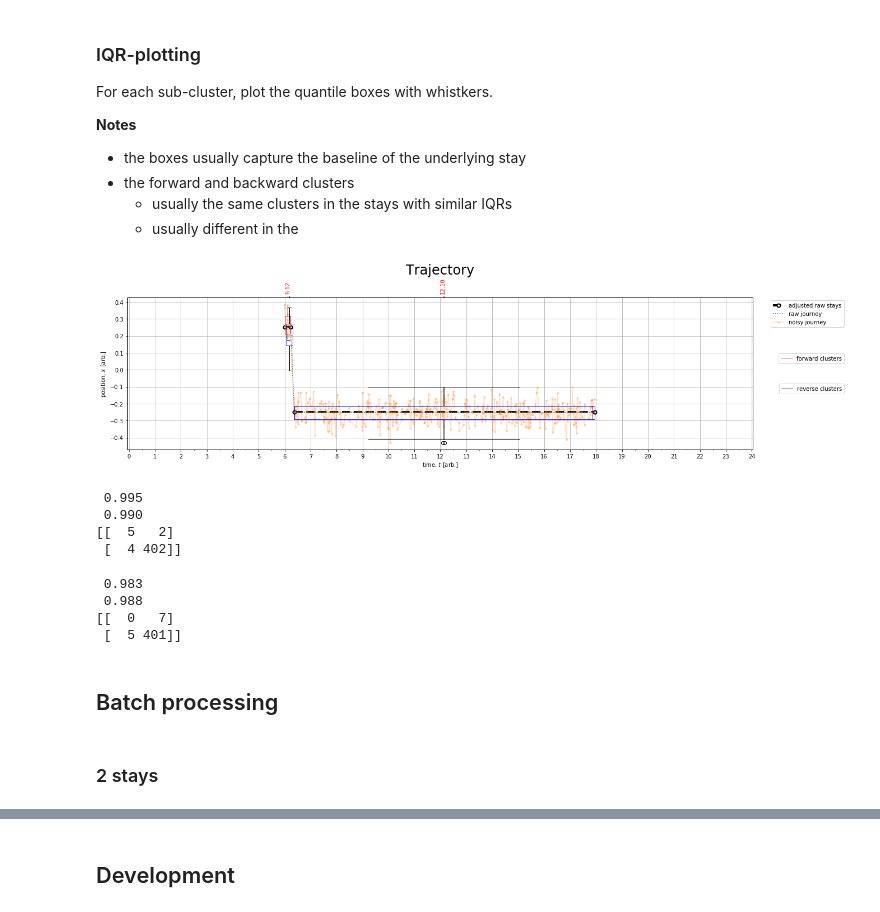
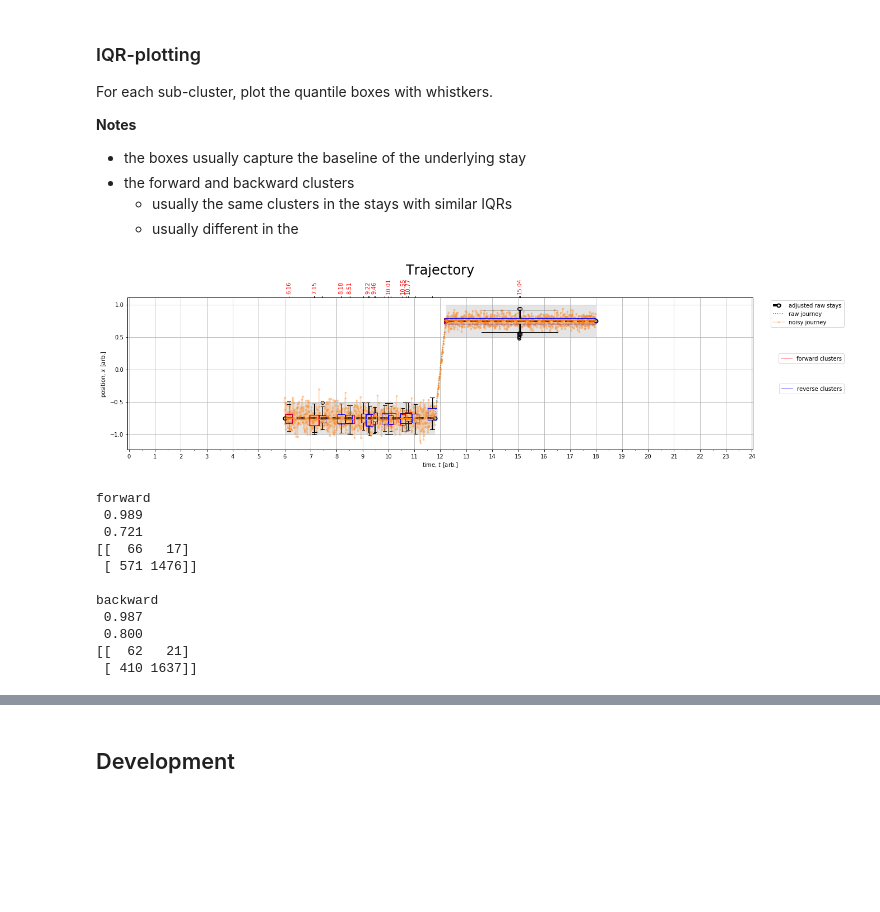
Before and after one commit to m-salewski/stay_classification, a Jupyter notebook: notebooks/classifiers_playground/metric_box_method/classifier_1D__metric_box__explore_simple_cases.ipynb, the cells around one changed output, grey strips where cells are left out. Drawn from its saved outputs; the diff is of its cells as text; code cells hidden in the pictures; blank space fills up the shorter version.

```diff
--- a/notebooks/classifiers_playground/metric_box_method/classifier_1D__metric_box__explore_simple_cases.ipynb
+++ b/notebooks/classifiers_playground/metric_box_method/classifier_1D__metric_box__explore_simple_cases.ipynb
@@ -79,12 +87,30 @@ from synthetic_data.canonical_stays import get1, get2, get3e, get3, get3_core, g
 # %%
 get_2_stays = lambda n: 11.4*np.random.rand(n) - 5.7
 # %%
-stays = get2(5.7, 0.5)
-#stays = gete(0.50, (5.66))
+event_frac = 0.05 #rand_range(1,0.01,0.001)[0]
+duplicate_frac = 0.0 #rand_range(1,0.3,0.05)[0]
+
+configs = {
+    'time_thresh':1/6,
+    'dist_thresh':0.5,
+    'event_frac':event_frac,
+    'duplicate_frac':duplicate_frac,
+    'noise_min':0.02,
+    'noise_max':0.15
+}
+
+stays = get2(0, -1.5)
+#stays = get1()
 
 time_arr, raw_arr, noise_arr, segments = get_trajectory(stays, t_total, configs)
 t_segs, x_segs = get_stay_segs(get_adjusted_stays(segments, time_arr))
 
+clusters = get_clusters(time_arr, noise_arr, dist_thresh, time_thresh)
+print(len(clusters))
+
+clusters_rev = get_clusters_rev(time_arr[::-1], noise_arr[::-1], dist_thresh, time_thresh)
+print(len(clusters_rev))
+
 plt.figure(figsize=(20,10))
 ax = plot_trajectory(time_arr, raw_arr, noise_arr, t_segs, x_segs, configs['dist_thresh']);
 # %% [output]
@@ -100,2 +124,0 @@ dist_thresh=0.25
-# %%
-clusters = list(range(time_arr.size))
@@ -127,60 +134,61 @@ For each sub-cluster, plot the quantile boxes with whistkers.
     * usually different in the
 # %%
 ax = plot_trajectory(time_arr, raw_arr, noise_arr, t_segs, x_segs, configs['dist_thresh']);
+add_plot_seg_boxes(t_segs, x_segs, dist_thresh, ax)
 
 bp_data, labels, positions, widths = get_boxplot_quants(time_arr, noise_arr, clusters)
 
 axt = ax.twiny()
 _ = axt.boxplot(bp_data, labels=labels, positions=positions, boxprops=dict(color='red'), widths=widths)
 
 for label in axt.get_xticklabels():
     label.set_rotation(90)
 axt.set_xticklabels(labels, visible=True, color='red')
 
 
 axt.set_xlim(ax.get_xlim())
 axt.legend(['forward clusters'], bbox_to_anchor=(1.15, 0.6), loc='center right', ncol=1);
 
 
 bp_data, labels, positions, widths = get_boxplot_quants(time_arr[::-1], noise_arr[::-1], clusters_rev)
 
 axt = ax.twiny()
 labels = list(map(lambda x: f"{x:.2f}", positions))
 _ = axt.boxplot(bp_data, labels=labels, positions=positions, boxprops=dict(color='blue'), widths=widths)
 axt.legend(['reverse clusters'], bbox_to_anchor=(1.15, 0.4), loc='center right', ncol=1);
 
 for label in axt.get_xticklabels():
     label.set_rotation(90)
 
 axt.set_xticklabels(labels, visible=False)
 
 axt.set_xlim(ax.get_xlim())
 ax.legend(bbox_to_anchor=(1.15, 1), loc='upper right', ncol=1);
 # %% [output]
-[figure, old version]
+[figure, new version]
 # %%
 from helper__metric_box__explore import eval_synth_data
 # %%
 prec, rec, conmat = eval_synth_data(segments, time_arr, clusters)
+print('forward')
 print(f"{prec:6.3f}")
 print(f"{ rec:6.3f}")
 print(conmat)
+print()
+prec, rec, conmat = eval_synth_data(segments, time_arr, clusters_rev)
+print('backward')
+print(f"{prec:6.3f}")
+print(f"{ rec:6.3f}")
+print(conmat)
 # %% [output]
- 0.995
- 0.990
-[[  5   2]
- [  4 402]]
+forward
+ 0.989
+ 0.721
+[[  66   17]
+ [ 571 1476]]
+
+backward
+ 0.987
+ 0.800
+[[  62   21]
+ [ 410 1637]]
-# %%
-prec, rec, conmat = eval_synth_data(segments, time_arr, clusters_rev)
-print(f"{prec:6.3f}")
-print(f"{ rec:6.3f}")
-print(conmat)
-# %% [output]
- 0.983
- 0.988
-[[  0   7]
- [  5 401]]
-# %% [markdown]
-## Batch processing
-# %% [markdown]
-### 2 stays
```
Also changed, not shown: parts of 55 cells of this notebook, 9 other files.
